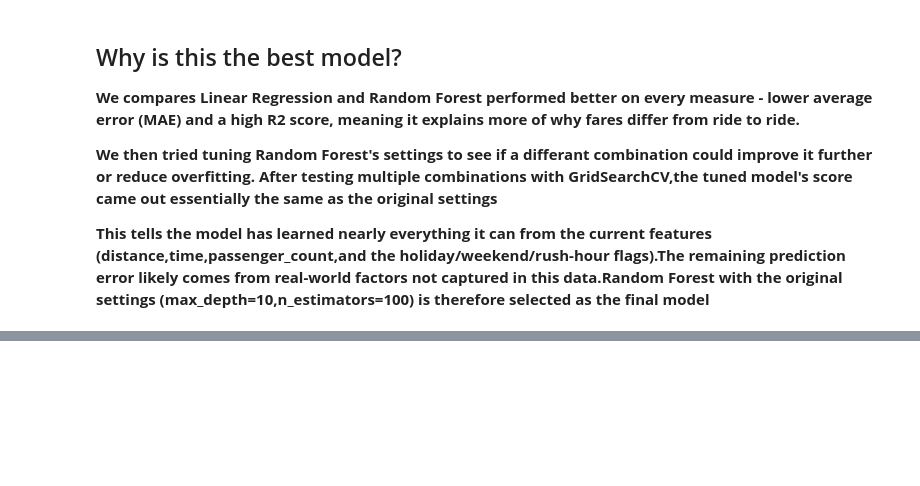
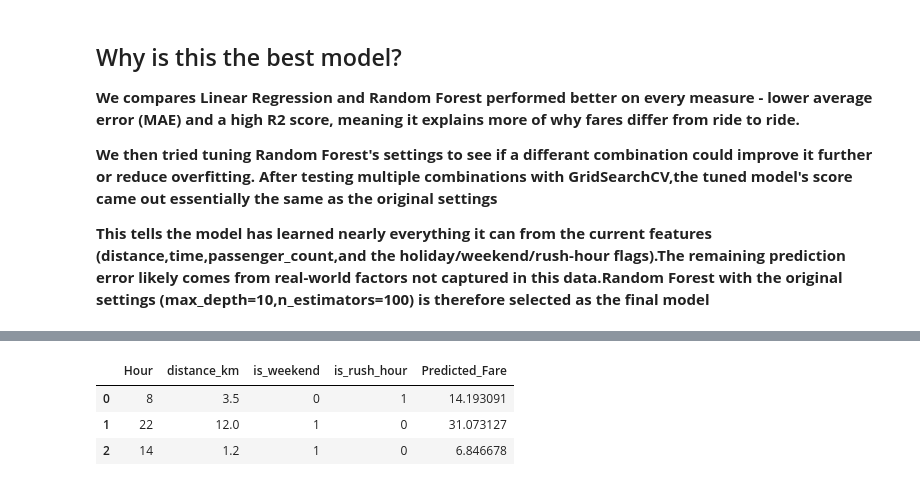
Before and after one commit to yogitkalidindi2009-ux/Fare-Prediction-Using-Regression-Analysis, a Jupyter notebook: Mentormindproject_Yogit.ipynb, the cells around one changed output, grey strips where cells are left out. Cells and saved outputs as stored; diff of their text form; code cells hidden in the pictures; blank space fills up the shorter version.

```diff
--- a/Mentormindproject_Yogit.ipynb
+++ b/Mentormindproject_Yogit.ipynb
@@ -423,0 +500,27 @@ selected as the final model**
+# %%
+## Simulating new ride requests a customer might submit through the app right now -
+## this demonstrates the model's real world purpose: pricing rides before they happen
+new_rides = pd.DataFrame({
+    'Hour':                [8,    22,   14],
+    'Weekday':             [2,    5,    6],
+    'Month':               [6,    12,   7],
+    'Year':                [2024, 2024, 2024],
+    'passenger_count':     [1,    2,    4],
+    'distance_km':         [3.5,  12.0, 1.2],
+    'is_holiday':          [0,    0,    0],
+    'is_weekend':          [0,    1,    1],
+    'is_rush_hour':        [1,    0,    0],
+    'time_of_day_Morning': [1,    0,    0],
+    'time_of_day_Night':   [0,    1,    0],
+})
+
+#Generating instant fare estimates - the same action the business would perform
+#every time a customer requests a ride
+predicted_fares = best_rf_model.predict(new_rides)
+new_rides['Predicted_Fare'] = predicted_fares
+new_rides[['Hour','distance_km','is_weekend','is_rush_hour','Predicted_Fare']]
+# %% [output]
+|  | Hour | distance_km | is_weekend | is_rush_hour | Predicted_Fare |
+| 0 | 8 | 3.5 | 0 | 1 | 14.193091 |
+| 1 | 22 | 12.0 | 1 | 0 | 31.073127 |
+| 2 | 14 | 1.2 | 1 | 0 | 6.846678 |
```
Also changed, not shown: parts of 8 cells of this notebook.
